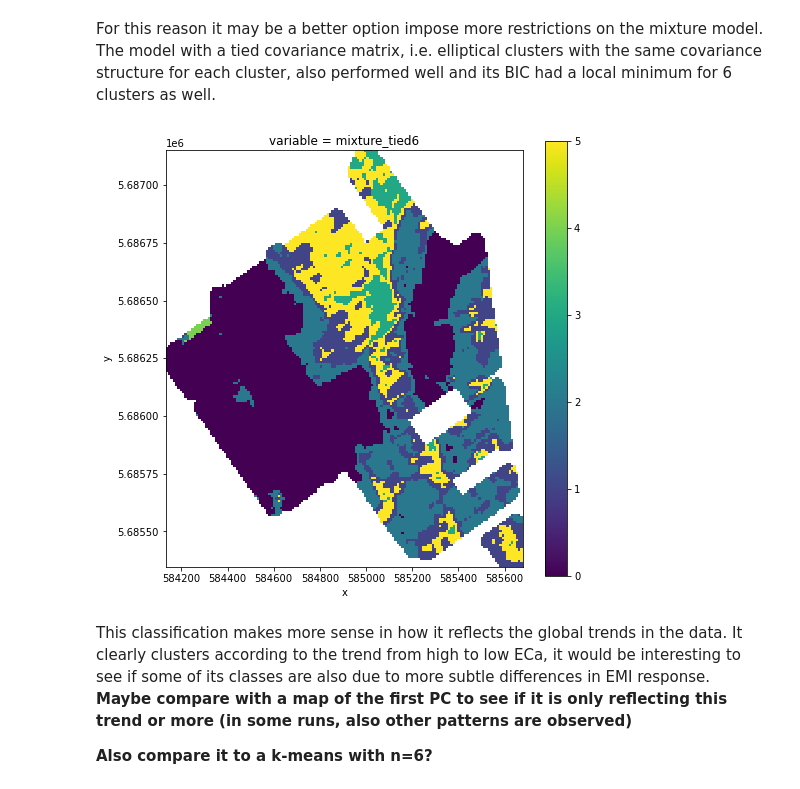
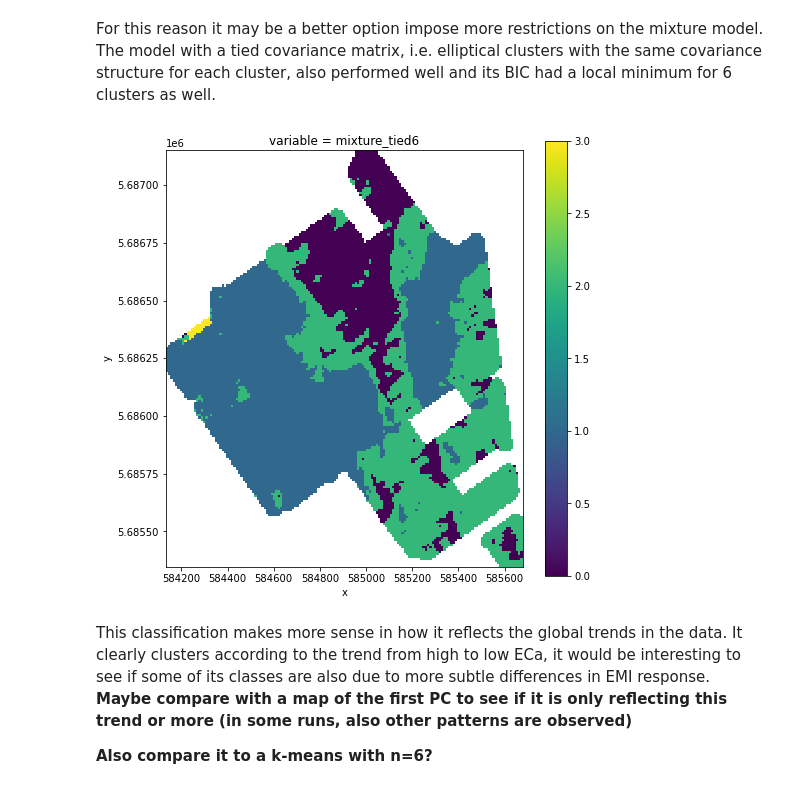
Before and after one commit to drdebivre/Thesis_EMIclass, a Jupyter notebook: 3.Gaussian_mixture.ipynb, the cells around one changed output. Drawn from its saved outputs; the diff is of its cells as text; code cells hidden in the pictures.

```diff
--- a/3.Gaussian_mixture.ipynb
+++ b/3.Gaussian_mixture.ipynb
@@ -108,5 +94,5 @@ array([[803119.47169472, 753490.42484179, 729205.8863128 ,
 # %%
-fullmodel_n6 = GaussianMixture(n_components = 6, covariance_type='full', n_init=10).fit(df_nona)
+fullmodel_n6 = GaussianMixture(n_components = 5, covariance_type='full', n_init=10).fit(df_nona)
 clusters = fullmodel_n6.predict(df_nona) # each pixel assigned to cluster that has largest probability
 
 cl = np.empty((27540))
@@ -150,22 +136,22 @@ gdf5000.plot(column='survey', figsize=(6,6))
 # %% [markdown]
 For this reason it may be a better option impose more restrictions on the mixture model. The model with a tied covariance matrix, i.e. elliptical clusters with the same covariance structure for each cluster, also performed well and its BIC had a local minimum for 6 clusters as well.
 # %%
-tiedmodel_n6 = GaussianMixture(n_components = 6, covariance_type='tied', n_init=10).fit(df_nona)
+tiedmodel_n6 = GaussianMixture(n_components = 4, covariance_type='tied', n_init=10).fit(df_nona)
 clusters = tiedmodel_n6.predict(df_nona) # each pixel assigned to cluster that has largest probability
 
 cl = np.empty((27540))
 cl[:] = np.nan
 
 cl[~rows_with_nan] = clusters
 
 df_raster['mixture_tied6'] = cl
 
 xr_clusters = df_raster.to_xarray().transpose('y', 'x')
 cl_array = xr_clusters.to_array()
 ax = cl_array.sel(variable='mixture_tied6').plot.pcolormesh(figsize=(8,8))
 ax.axes.set_aspect('equal')
 # %% [output]
-[figure, old version]
+[figure, new version]
 # %% [markdown]
 This classification makes more sense in how it reflects the global trends in the data. It clearly clusters according to the trend from high to low ECa, it would be interesting to see if some of its classes are also due to more subtle differences in EMI response.\
 **Maybe compare with a map of the first PC to see if it is only reflecting this trend or more (in some runs, also other patterns are observed)**
```
Also changed, not shown: parts of 16 cells of this notebook.
